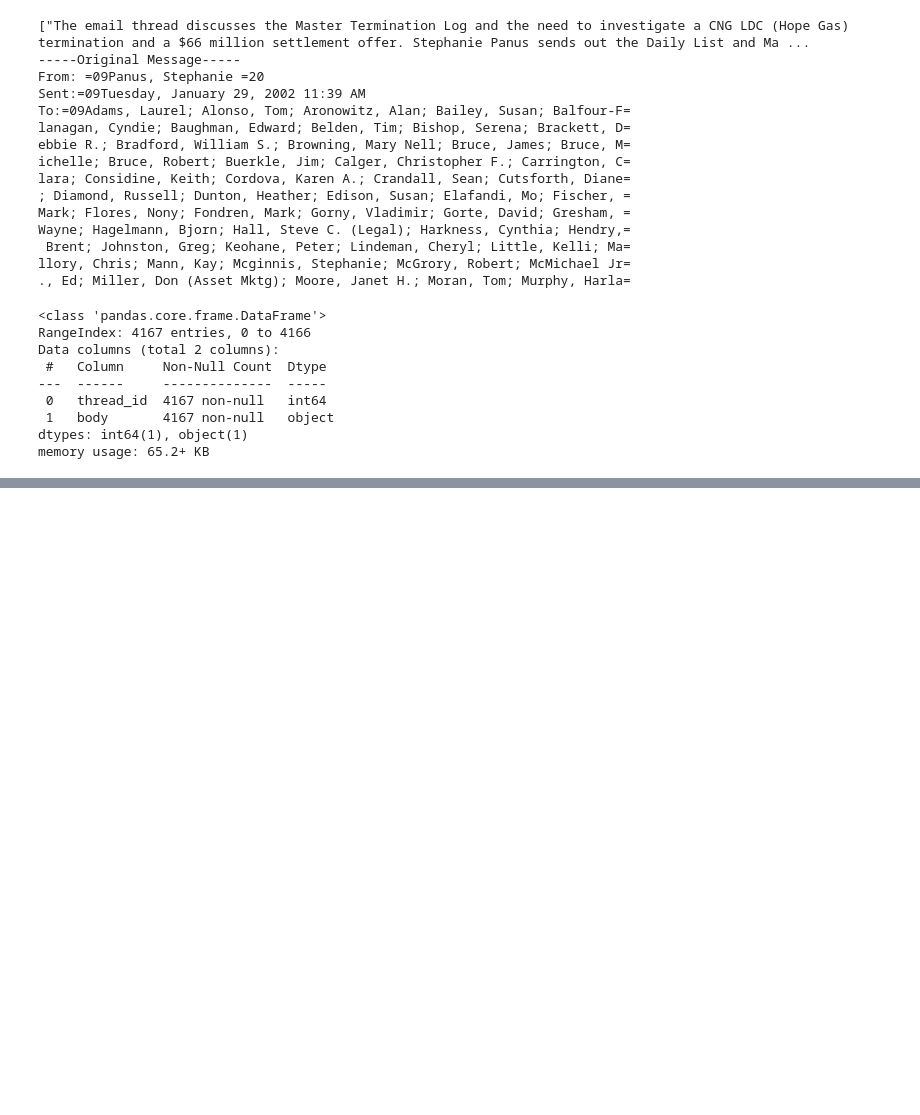
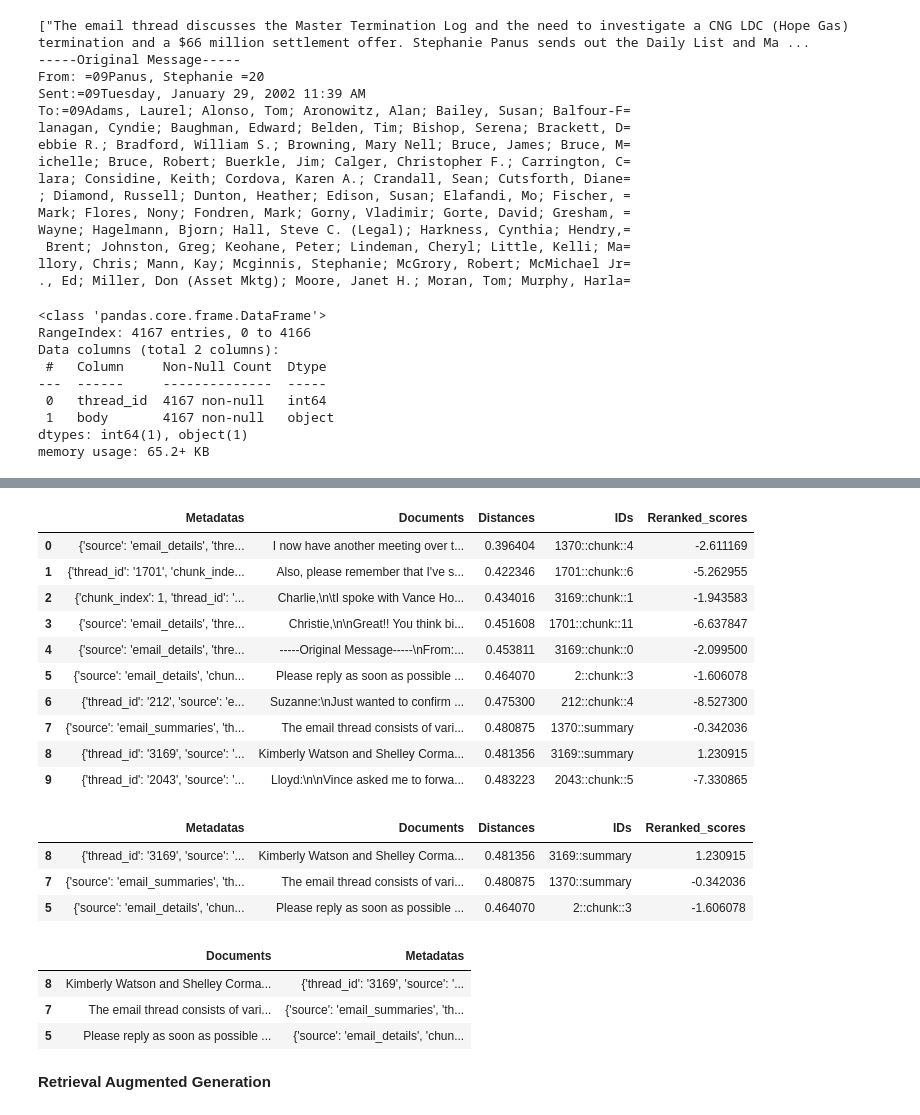
Before and after one commit to rajivgaba/email-search-rag, a Jupyter notebook: email-search.ipynb, the cells around one changed output, grey strips where cells are left out. Saved outputs shown, nothing was run; the diff lists cells and outputs as text; code cells hidden in the pictures; blank space fills up the shorter version.

Commit message:
Kaggle Notebook | email-search | Version 2

```diff
--- a/email-search.ipynb
+++ b/email-search.ipynb
@@ -216,4 +225,4 @@ collection = client.get_or_create_collection(
     embedding_function=embed
 )
 # %%
-collection.add(documents=docs, ids=ids, metadatas=metas)
+# collection.add(documents=docs, ids=ids, metadatas=metas)
@@ -234,0 +242,9 @@ NameError: name 'docs' is not defined
+# %%
+query = "find details of meeting that happened during lunch"
+
+results = collection.query(
+query_texts=query,
+n_results=10
+)
+
+results
@@ -234,0 +269,3 @@ NameError: name 'docs' is not defined
+# %%
+results_df = pd.DataFrame({'Metadatas': results['metadatas'][0], 'Documents': results['documents'][0], 'Distances': results['distances'][0], "IDs":results["ids"][0]})
+results_df
@@ -234,0 +284,41 @@ NameError: name 'docs' is not defined
+# %%
+# Initialise the cross encoder model for re-ranking of results
+
+cross_encoder = CrossEncoder('cross-encoder/ms-marco-MiniLM-L-6-v2')
+cross_inputs = [[query, response] for response in results_df['Documents']]
+cross_rerank_scores = cross_encoder.predict(cross_inputs)
+# %%
+results_df['Reranked_scores'] = cross_rerank_scores
+results_df
+# %% [output]
+|  | Metadatas | Documents | Distances | IDs | Reranked_scores |
+| 0 | {'source': 'email_details', 'thre... | I now have another meeting over t... | 0.396404 | 1370::chunk::4 | -2.611169 |
+| 1 | {'thread_id': '1701', 'chunk_inde... | Also, please remember that I've s... | 0.422346 | 1701::chunk::6 | -5.262955 |
+| 2 | {'chunk_index': 1, 'thread_id': '... | Charlie,\n\tI spoke with Vance Ho... | 0.434016 | 3169::chunk::1 | -1.943583 |
+| 3 | {'source': 'email_details', 'thre... | Christie,\n\nGreat!! You think bi... | 0.451608 | 1701::chunk::11 | -6.637847 |
+| 4 | {'source': 'email_details', 'thre... | -----Original Message-----\nFrom:... | 0.453811 | 3169::chunk::0 | -2.099500 |
+| 5 | {'source': 'email_details', 'chun... | Please reply as soon as possible ... | 0.464070 | 2::chunk::3 | -1.606078 |
+| 6 | {'thread_id': '212', 'source': 'e... | Suzanne:\nJust wanted to confirm ... | 0.475300 | 212::chunk::4 | -8.527300 |
+| 7 | {'source': 'email_summaries', 'th... | The email thread consists of vari... | 0.480875 | 1370::summary | -0.342036 |
+| 8 | {'thread_id': '3169', 'source': '... | Kimberly Watson and Shelley Corma... | 0.481356 | 3169::summary | 1.230915 |
+| 9 | {'thread_id': '2043', 'source': '... | Lloyd:\n\nVince asked me to forwa... | 0.483223 | 2043::chunk::5 | -7.330865 |
+# %%
+# top 3 results basis reranked scores
+
+top_3_rerank = results_df.sort_values(by='Reranked_scores', ascending=False)
+top_3_rerank[:3]
+# %% [output]
+|  | Metadatas | Documents | Distances | IDs | Reranked_scores |
+| 8 | {'thread_id': '3169', 'source': '... | Kimberly Watson and Shelley Corma... | 0.481356 | 3169::summary | 1.230915 |
+| 7 | {'source': 'email_summaries', 'th... | The email thread consists of vari... | 0.480875 | 1370::summary | -0.342036 |
+| 5 | {'source': 'email_details', 'chun... | Please reply as soon as possible ... | 0.464070 | 2::chunk::3 | -1.606078 |
+# %%
+top_3_RAG = top_3_rerank[["Documents", "Metadatas"]][:3]
+top_3_RAG
+# %% [output]
+|  | Documents | Metadatas |
+| 8 | Kimberly Watson and Shelley Corma... | {'thread_id': '3169', 'source': '... |
+| 7 | The email thread consists of vari... | {'source': 'email_summaries', 'th... |
+| 5 | Please reply as soon as possible ... | {'source': 'email_details', 'chun... |
+# %% [markdown]
+**Retrieval Augmented Generation**
```
Also changed, not shown: parts of 9 cells of this notebook.
